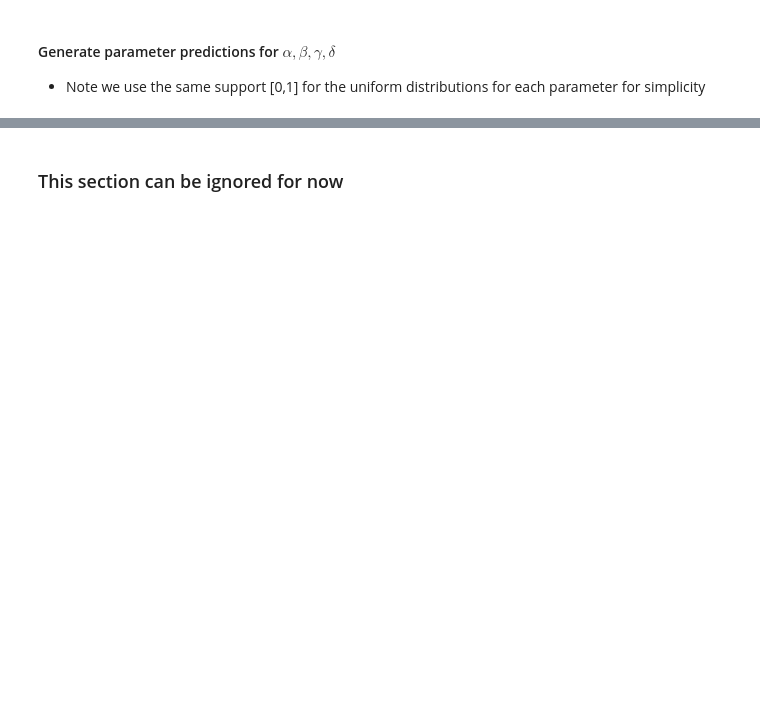
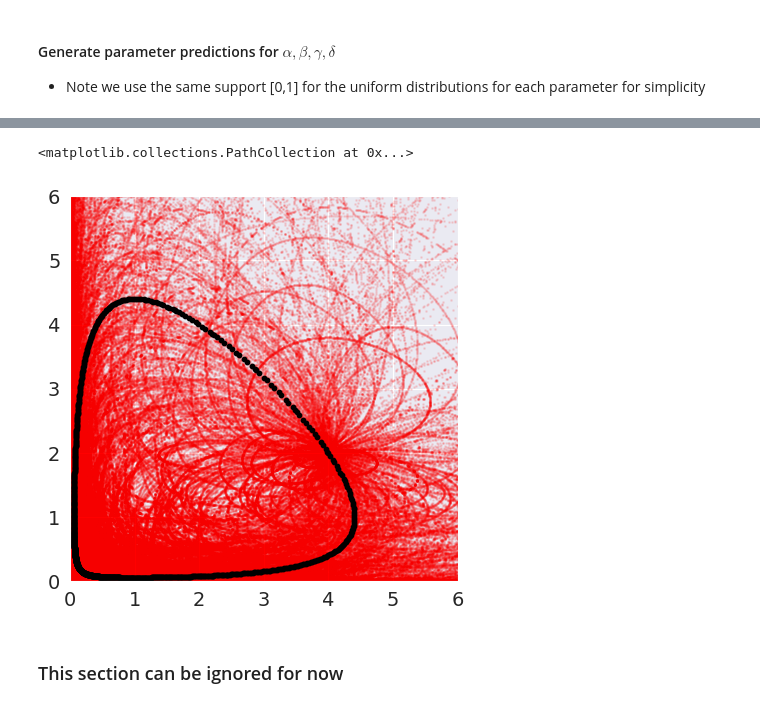
Before and after one commit to rs821505/DC_Sequential, a Jupyter notebook: dc_notebooks/mud_estimation.ipynb, the cells around one changed output, grey strips where cells are left out. Drawn from its saved outputs; the diff is of its cells as text; code cells hidden in the pictures; blank space fills up the shorter version.

```diff
--- a/dc_notebooks/mud_estimation.ipynb
+++ b/dc_notebooks/mud_estimation.ipynb
@@ -131,3 +157,16 @@ predict_states.shape, predict_lambdas.shape
+# %%
+fig = plt.figure(figsize=(5, 5))
+ax = fig.add_subplot(1, 1, 1)
+for n in range(num_samples):
+    ax.scatter(
+        predict_states[n][:, 0], predict_states[n][:, 1], s=1, alpha=0.1, color="red"
+    )
+ax.set_ylim([0, 6])
+ax.set_xlim([0, 6])
+plt.scatter(true_states[0][:, 0], true_states[0][:, 1], color='black', s=10)
+# %% [output]
+<matplotlib.collections.PathCollection at 0x...>
+[figure, added]
 # %% [markdown]
 ### This section can be ignored for now
 # %%
```
Also changed, not shown: parts of 35 cells of this notebook.
